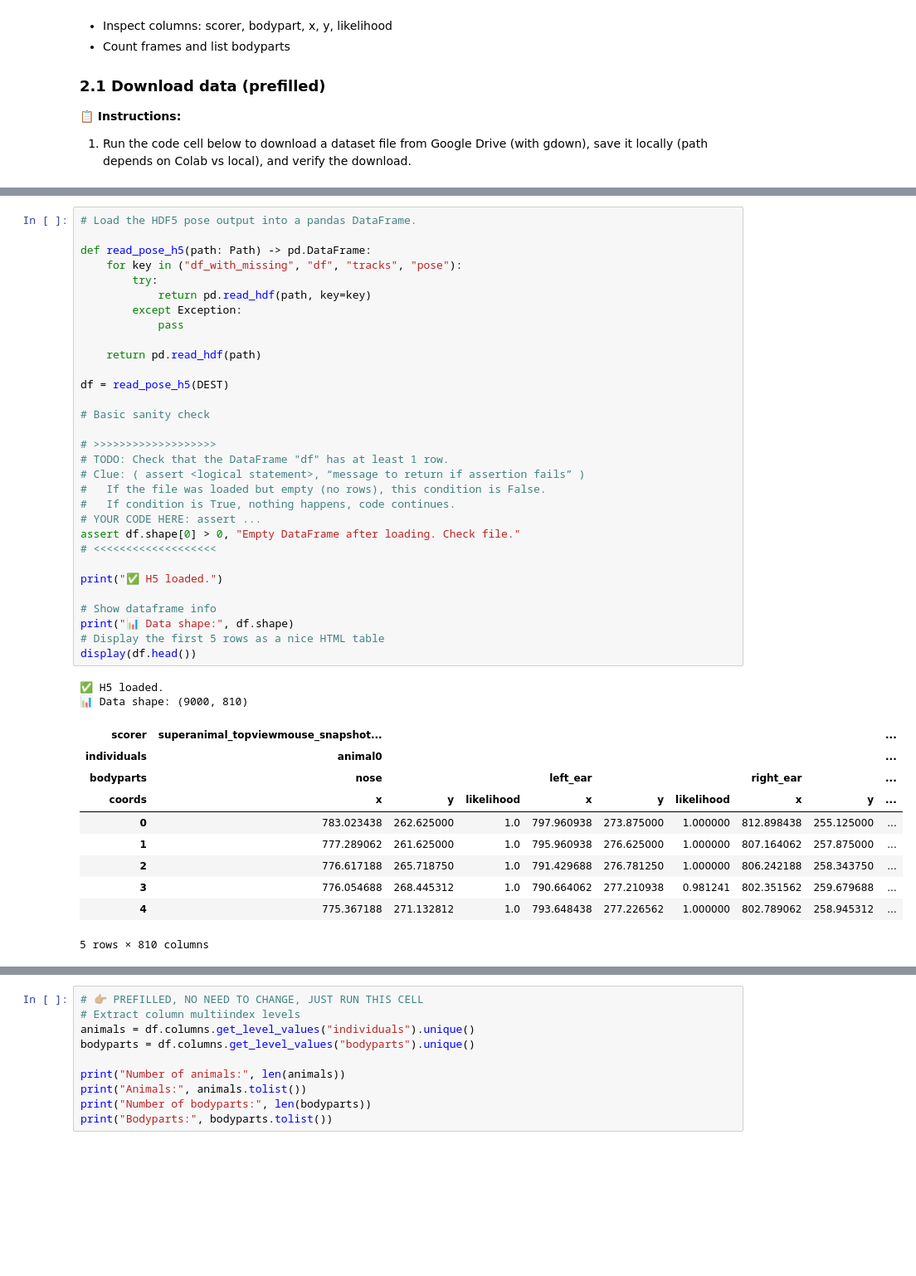
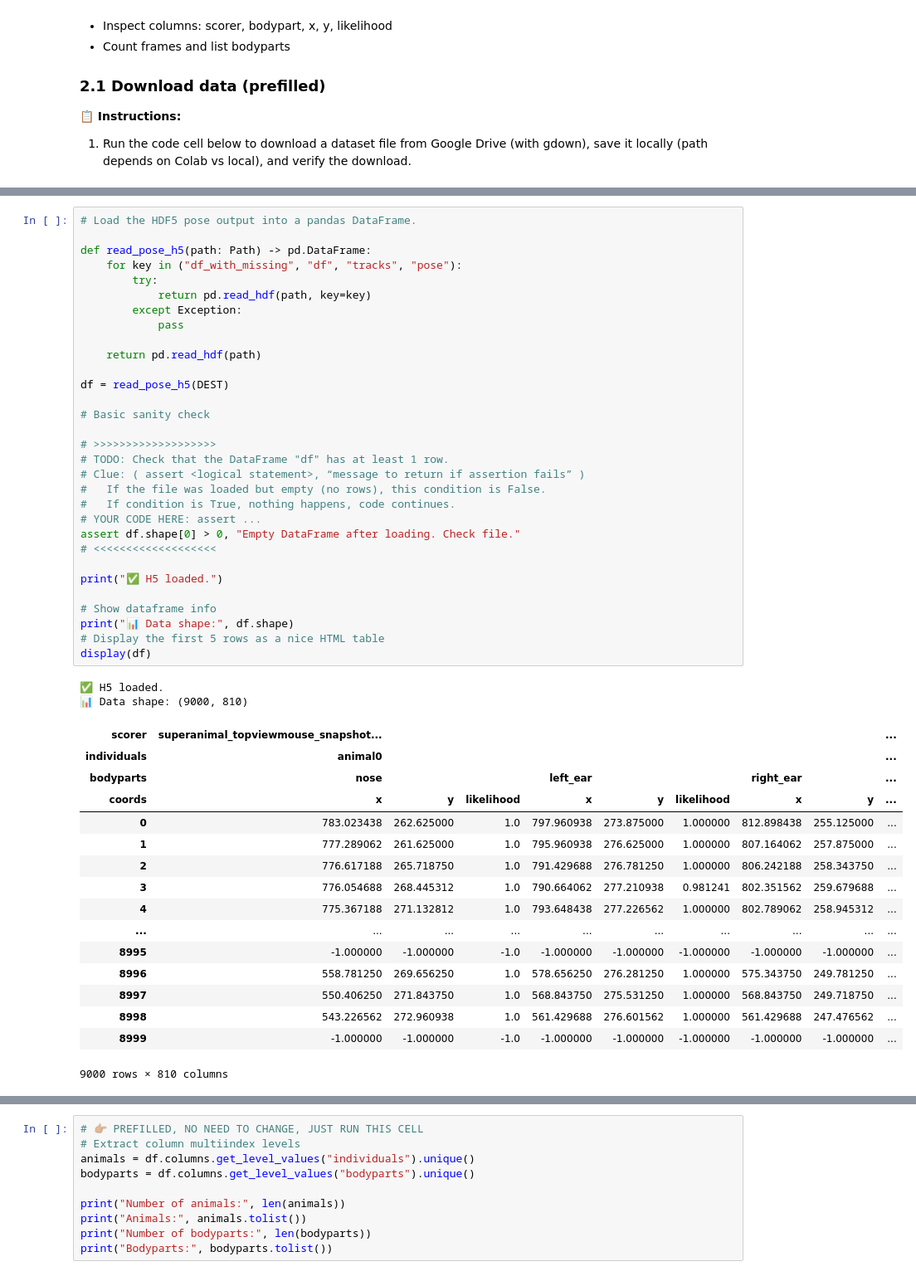
Before and after one commit to LizbethMG-Teaching/pose2behav-book, a Jupyter notebook: notebooks/EDA.ipynb, the cells around one changed output, grey strips where cells are left out. Shown: that part at 83% size. Drawn from its saved outputs; the diff is of its cells as text; blank space fills up the shorter version.

```diff
--- a/notebooks/EDA.ipynb
+++ b/notebooks/EDA.ipynb
@@ -146,33 +150,39 @@ def read_pose_h5(path: Path) -> pd.DataFrame:
 df = read_pose_h5(DEST)
 
 # Basic sanity check
 
 # >>>>>>>>>>>>>>>>>>>
 # TODO: Check that the DataFrame "df" has at least 1 row.
 # Clue: ( assert <logical statement>, “message to return if assertion fails” )
 #   If the file was loaded but empty (no rows), this condition is False.
 #   If condition is True, nothing happens, code continues.
 # YOUR CODE HERE: assert ...
 assert df.shape[0] > 0, "Empty DataFrame after loading. Check file."
 # <<<<<<<<<<<<<<<<<<<
 
 print("✅ H5 loaded.")
 
 # Show dataframe info
 print("📊 Data shape:", df.shape)
 # Display the first 5 rows as a nice HTML table
-display(df.head())
+display(df)
 # %% [output]
 ✅ H5 loaded.
 📊 Data shape: (9000, 810)
 | scorer | superanimal_topviewmouse_snapshot... |  |  |  |  |  |  |  | ... |
 | individuals | animal0 |  |  |  |  |  |  |  | ... |
 | bodyparts | nose |  |  | left_ear |  |  | right_ear |  | ... |
 | coords | x | y | likelihood | x | y | likelihood | x | y | ... |
 | 0 | 783.023438 | 262.625000 | 1.0 | 797.960938 | 273.875000 | 1.000000 | 812.898438 | 255.125000 | ... |
 | 1 | 777.289062 | 261.625000 | 1.0 | 795.960938 | 276.625000 | 1.000000 | 807.164062 | 257.875000 | ... |
 | 2 | 776.617188 | 265.718750 | 1.0 | 791.429688 | 276.781250 | 1.000000 | 806.242188 | 258.343750 | ... |
 | 3 | 776.054688 | 268.445312 | 1.0 | 790.664062 | 277.210938 | 0.981241 | 802.351562 | 259.679688 | ... |
 | 4 | 775.367188 | 271.132812 | 1.0 | 793.648438 | 277.226562 | 1.000000 | 802.789062 | 258.945312 | ... |
+| ... | ... | ... | ... | ... | ... | ... | ... | ... | ... |
+| 8995 | -1.000000 | -1.000000 | -1.0 | -1.000000 | -1.000000 | -1.000000 | -1.000000 | -1.000000 | ... |
+| 8996 | 558.781250 | 269.656250 | 1.0 | 578.656250 | 276.281250 | 1.000000 | 575.343750 | 249.781250 | ... |
+| 8997 | 550.406250 | 271.843750 | 1.0 | 568.843750 | 275.531250 | 1.000000 | 568.843750 | 249.718750 | ... |
+| 8998 | 543.226562 | 272.960938 | 1.0 | 561.429688 | 276.601562 | 1.000000 | 561.429688 | 247.476562 | ... |
+| 8999 | -1.000000 | -1.000000 | -1.0 | -1.000000 | -1.000000 | -1.000000 | -1.000000 | -1.000000 | ... |
-5 rows × 810 columns
+9000 rows × 810 columns
 # %% [markdown]
```
Also changed, not shown: parts of 18 cells of this notebook, 1 other file.
